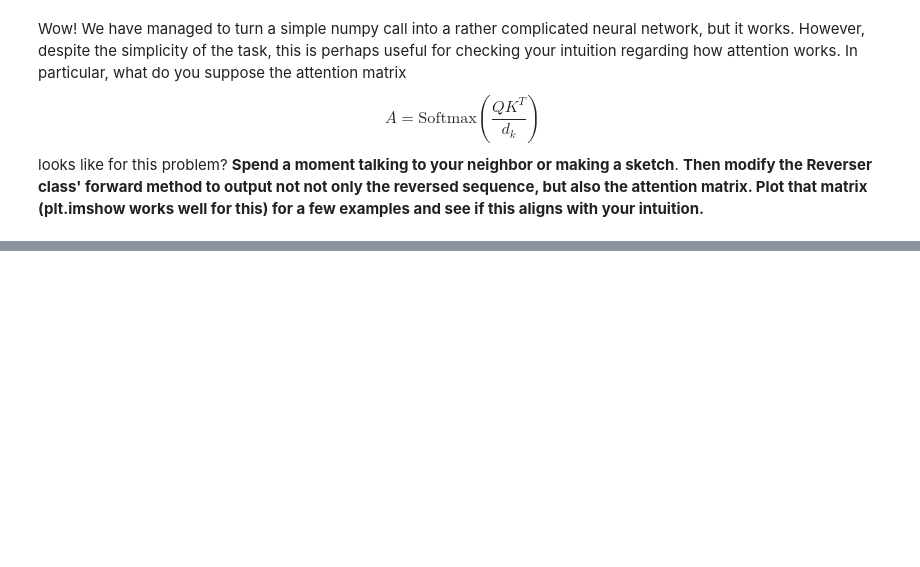
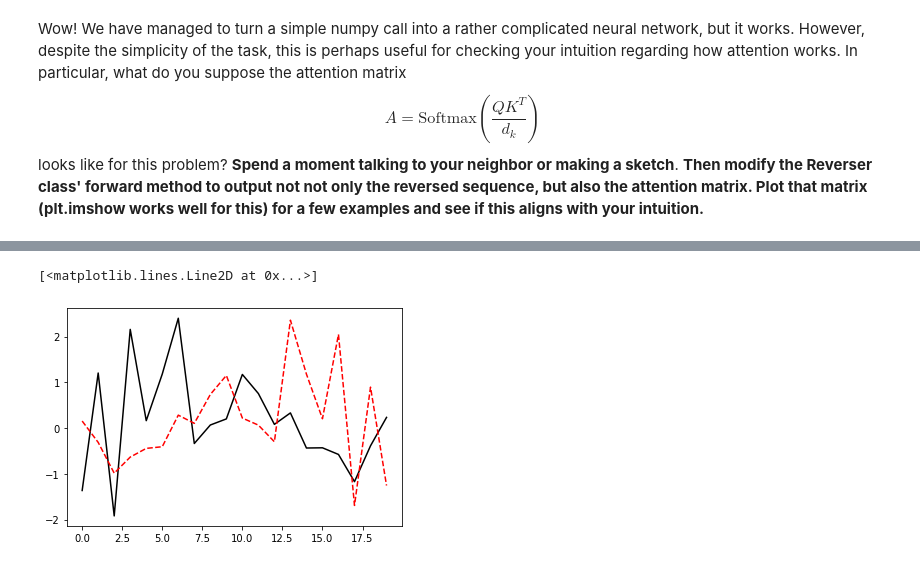
Before and after one commit to UMT-CSCI-591-Deep-Learning-2022/Week_7_Attention, a Jupyter notebook: ReverseNet.ipynb, the cells around one changed output, grey strips where cells are left out. Cells and saved outputs as stored; diff of their text form; code cells hidden in the pictures; blank space fills up the shorter version.

```diff
--- a/ReverseNet.ipynb
+++ b/ReverseNet.ipynb
@@ -46,7 +49,7 @@ $$
 where $i$ is the sequence index.  The resulting encoding vector is zero at the zero-th position and one at the last.  Note that this choice throws away the objective notion of distance, which one could imagine to be useful for more complicated language modelling tasks where that actual objective distance might be an important indicator of, say, how related two words are.  In our task that distance is not important, and the simple encoding of relative position that the above equation affords works very well.  **Write a function that takes a sequence length $n_{in}$ and produces the positional encoding.  (This should be basically a one-liner)**
 # %%
 def get_positional_encoding(n_in):
-    return None # Implement positional encoding in range [0,1]
+    return torch.linspace(0,1,n_in) # Implement positional encoding in range [0,1]
 # %% [markdown]
 ### Important note
 One effect of only using positional encodings as features (and not the function values themselves) is that we can generate the output sequences all at once: there's no need to build sequences one output at a time, because that output will not be used as input by the next sequence element.
@@ -139,3 +199,35 @@ $$
 A = \text{Softmax}\left(\frac{Q K^T}{d_k}\right)
 $$
 looks like for this problem?  **Spend a moment talking to your neighbor or making a sketch**.  **Then modify the Reverser class' forward method to output not not only the reversed sequence, but also the attention matrix.  Plot that matrix (plt.imshow works well for this) for a few examples and see if this aligns with your intuition.**
+# %%
+class Reverser2(torch.nn.Module):
+    def __init__(self, d_k):
+        # This init method should initialize key and query networks
+        super(Reverser2, self).__init__()
+        self.key = KeyNet(1, d_k, hidden_dim=50)
+        self.query = QueryNet(1, d_k, hidden_dim=50)
+        self.soft = torch.nn.Softmax(dim=1)
+        self.d_k = d_k
+    def forward(self,V):
+
+
+        # generate positional encodings
+        out = get_positional_encoding(len(v))
+        rev_out = out.flip(0)
+
+        # compute query and key matrices
+        Key = self.key(out)
+        Query = self.query(rev_out)
+
+        # compute attention matrix
+        attention = (Query @ Key.T)/self.d_k
+
+        # produce output sequence
+
+        output = self.soft(attention) @ v
+
+
+
+        return output, attention
+
+reverser = Reverser2(100)
@@ -141,0 +274,8 @@ looks like for this problem?  **Spend a moment talking to your neighbor or makin
+# %%
+v,_ = generator(20)
+v_r, v_r_attention = reverser(v)
+plt.plot(v,'k-')
+plt.plot(v_r.detach(),'r--')
+# %% [output]
+[<matplotlib.lines.Line2D at 0x...>]
+[figure, added]
```
Also changed, not shown: parts of 8 cells of this notebook.
